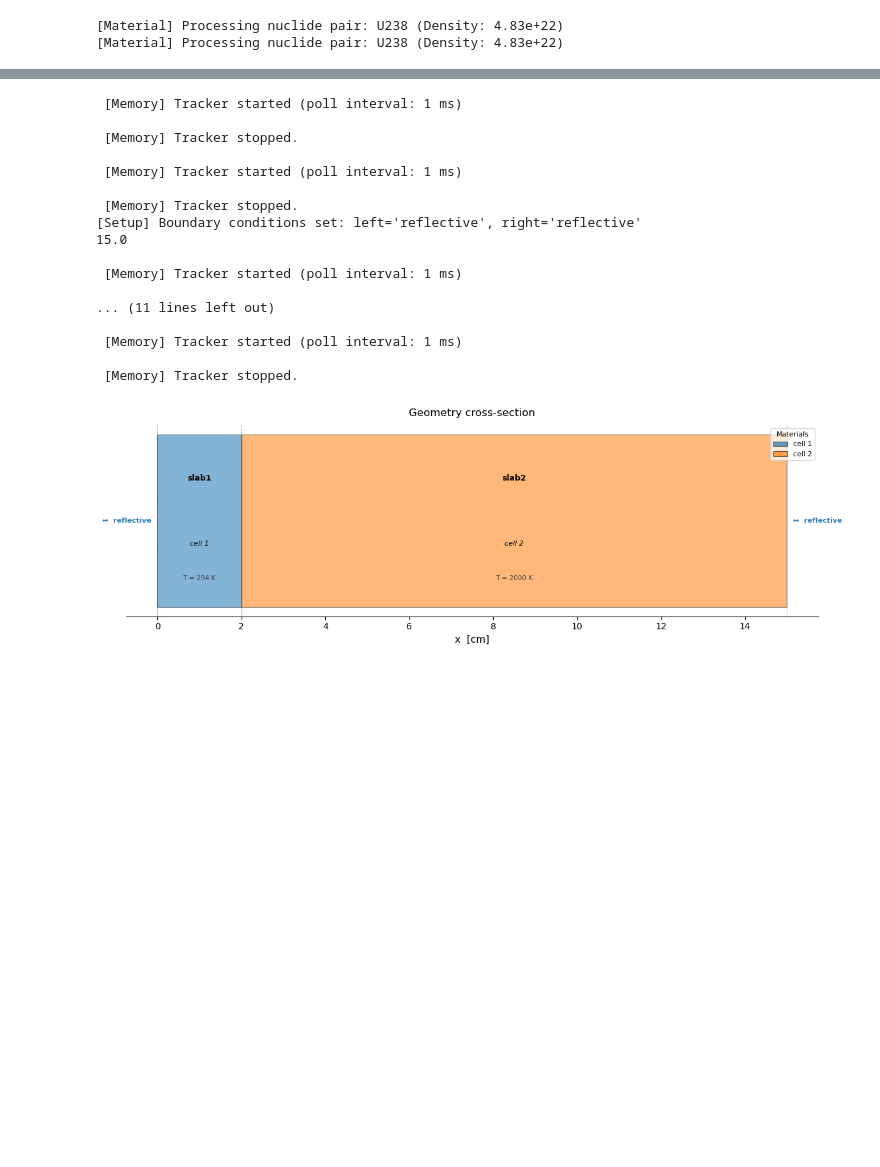
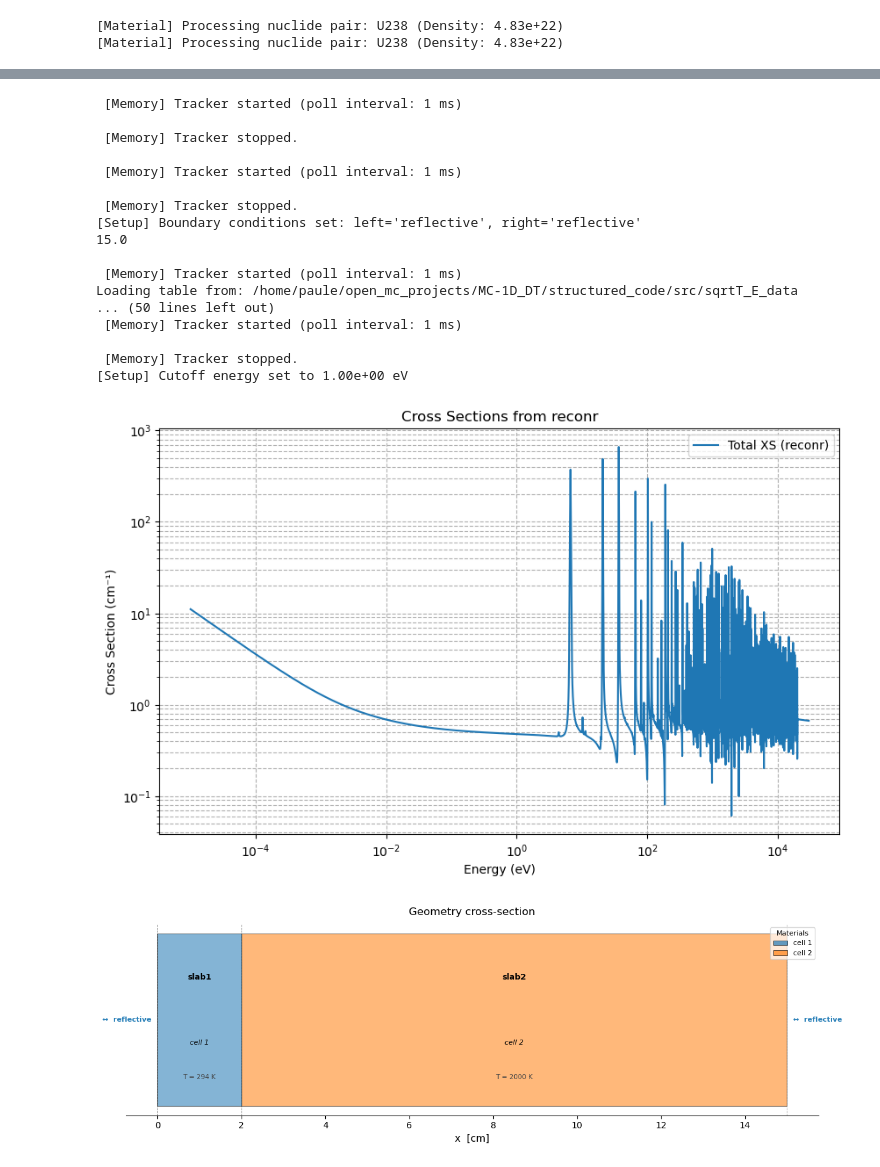
Before and after one commit to polo3217/MC-1D-DT, a Jupyter notebook: model_1.ipynb, the cells around one changed output, grey strips where cells are left out. Drawn from its saved outputs; the diff is of its cells as text; code cells hidden in the pictures; blank space fills up the shorter version.

```diff
--- a/model_1.ipynb
+++ b/model_1.ipynb
@@ -65,50 +104,55 @@ slab2 = Material(
 # ============================================================================
 # Geometry  (two slabs)
 # ============================================================================
-geom = Geometry(majorant_log=True, poll_interval=0.001, verbose=False)
+model = Geometry(majorant_log=True, poll_interval=0.001, verbose=False)
 
 # ── Materials ────────────────────────────────────────────────────────────────
-geom.add_material(slab1)
-geom.add_material(slab2)
+model.add_material(slab1)
+model.add_material(slab2)
 
 # ── Regions (replaces manual boundaries + material_array assignment) ─────────
-geom.add_region(name="slab1", material=slab1, x_min=0.0,  x_max=2.0)
-geom.add_region(name="slab2", material=slab2, x_min=2.0,  x_max=15.0)
-geom.set_boundary_conditions("reflective", "reflective")
+model.add_region(name="slab1", material=slab1, x_min=0.0,  x_max=2.0)
+model.add_region(name="slab2", material=slab2, x_min=2.0,  x_max=15.0)
+model.set_boundary_conditions("reflective", "reflective")
 
 # ── Tallies ──────────────────────────────────────────────────────────────────
 energy_bins = [10.0, 50.0, 600.0, 1e4, 1e6, 2e7]  # eV
-geom.attach_flux_tally(energy_bins)
-geom.attach_verification_tally(
+model.attach_flux_tally(energy_bins)
+model.attach_verification_tally(
     energy_bins = energy_bins,
     surface_xs  = [0.0, 2.0, 15.0],
 )
 
 # ── Majorant and XS method ───────────────────────────────────────────────────
-geom.maj_mat_method = "simple"
-geom.set_maj_xs_method(
+
+model.set_maj_xs_method(
     method  = "sqrtT_E",
     T_array = [0, 293, 500, 1000, 1500, 1900, 2000],
 )
-geom.set_access_method("fly", last_energy=600, err_lim=0.0001, err_max=0.001)
-geom.set_mode("analysis", filename="validation/xs_generation/statepoint.200.h5")
+model.set_maj_mat_method(
+    err_lim=0.0001,
+    err_max=0.001,
+    value="simple_fast",
+    last_energy=30000   # explicitly set
+)
+model.set_access_method("reconr", last_energy=30000, err_lim=0.0001, err_max=0.001)
+model.set_mode("analysis", filename="validation/xs_generation/statepoint.200.h5")
 
 # -- Cutoff energies
-geom.set_cutoff_energy(70.0)  # eV
+model.set_cutoff_energy(1)  # eV
 
 # ============================================================================
 # Source
 # ============================================================================
-N_NEUTRONS = 20000
-N_BATCHES  = 50
-
+N_NEUTRONS = 5000
+N_BATCHES  = 20
 src = Source.point(
     neutron_nbr    = N_NEUTRONS,
-    geometry       = geom,
+    geometry       = model,
     region_name    = "slab1",
     position       = [0.0, 0.0, 0.0],
-    energy_dist    = "mono",
-    energy_range   = (500, 500),
+    energy_dist    = "flat",
+    energy_range   = (1000, 29000),
     direction_dist = "forward",
     direction      = [1.0, 0.0, 0.0],
 )
@@ -124,10 +168,23 @@ src = Source.point(
 15.0
 
  [Memory] Tracker started (poll interval: 1 ms)
-
-... (11 lines left out)
-
+Loading table from: /home/paule/open_mc_projects/MC-1D_DT/structured_code/src/sqrtT_E_data
+... (50 lines left out)
  [Memory] Tracker started (poll interval: 1 ms)
 
  [Memory] Tracker stopped.
+[Setup] Cutoff energy set to 1.00e+00 eV
+# %%
+#plot the reconr
+import matplotlib.pyplot as plt
+plt.figure(figsize=(10, 6))
+plt.loglog(model.reconr_e_grid, model.reconr_maj_xs_grid, label='Total XS (reconr)')
+plt.xlabel('Energy (eV)')
+plt.ylabel('Cross Section (cm⁻¹)')
+plt.title('Cross Sections from reconr')
+plt.legend()
+plt.grid(True, which='both', ls='--')
+plt.show()
+# %% [output]
+[figure, added]
 # %%
```
Also changed, not shown: parts of 11 cells of this notebook.
